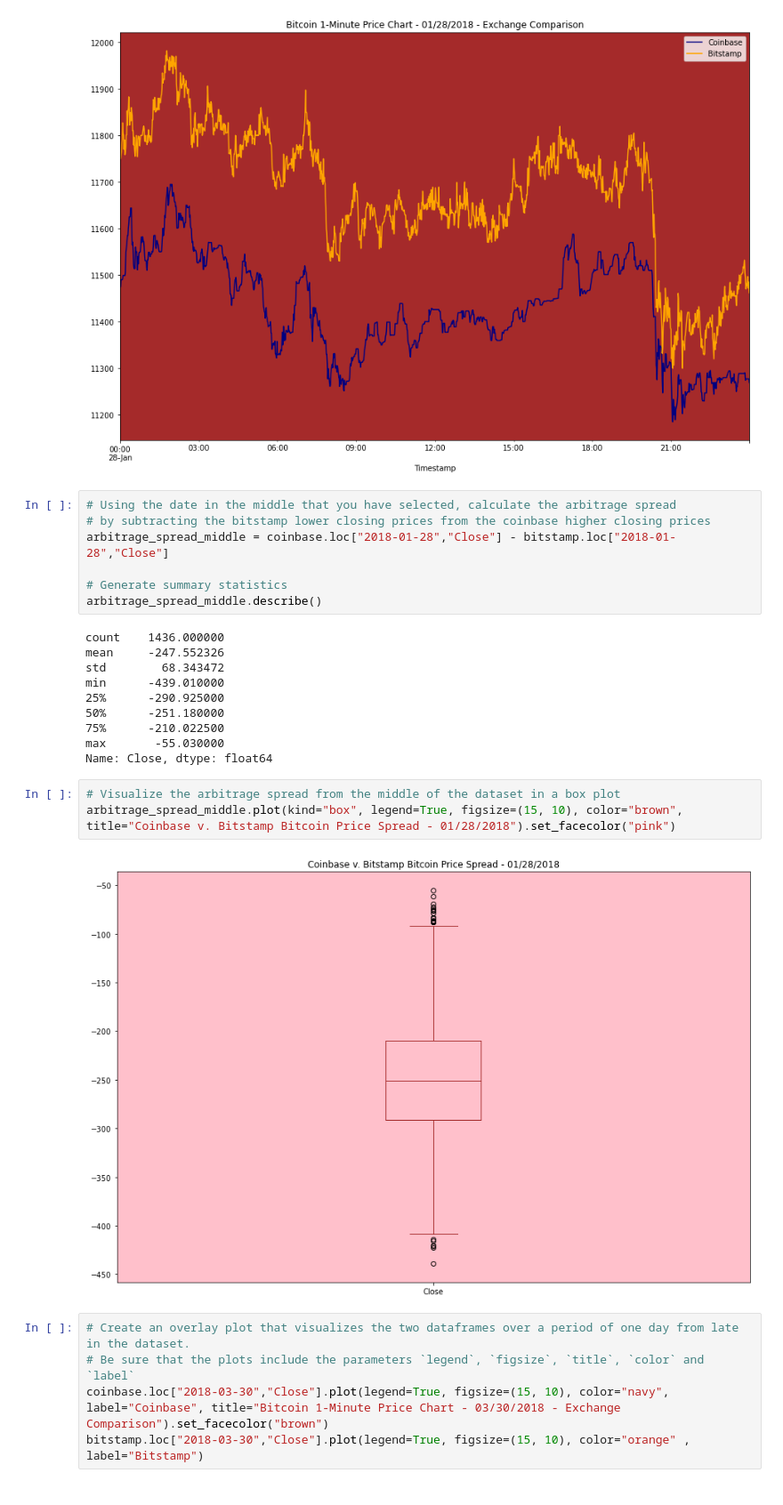
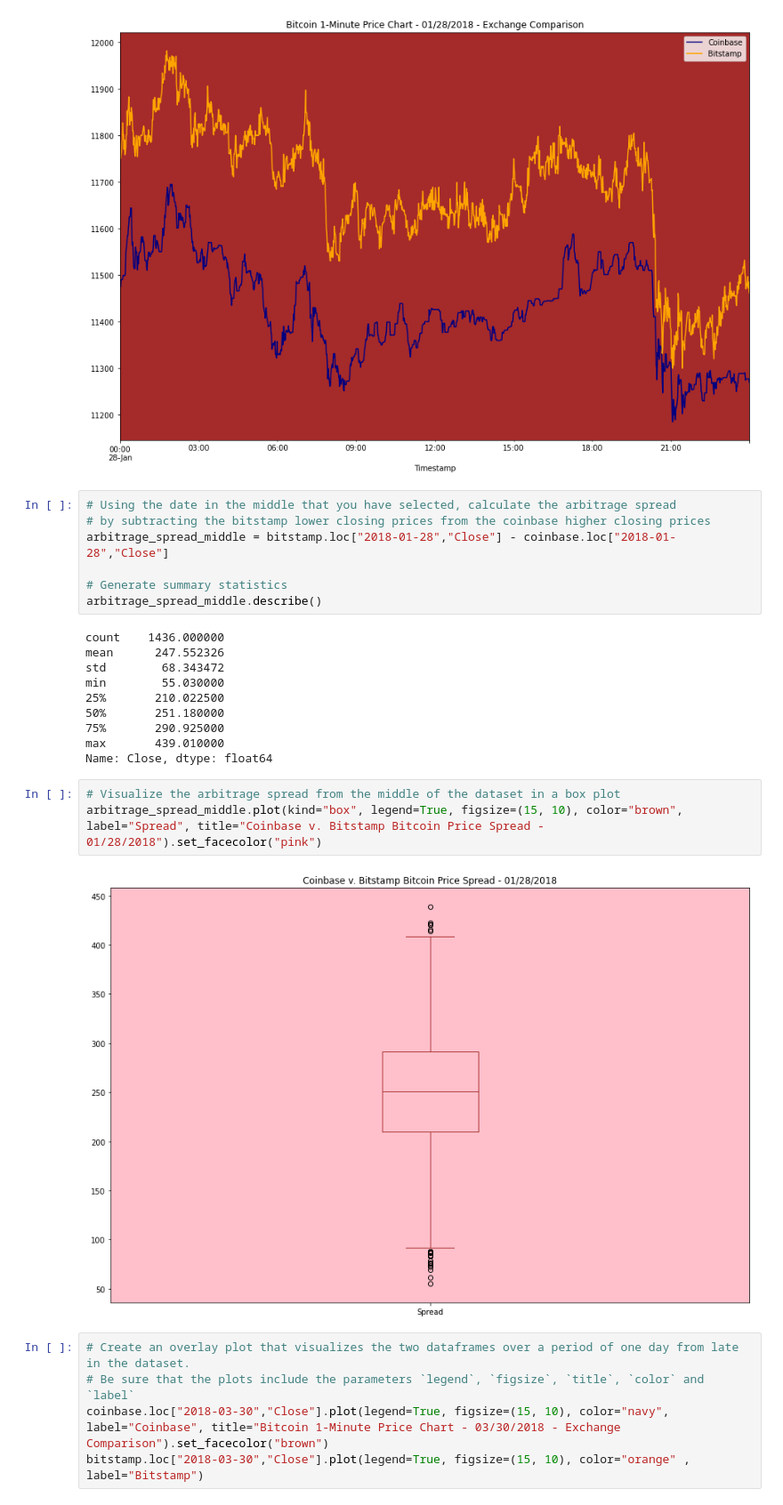
Before and after one commit to Exastorm/Crypto_Arbitrage, a Jupyter notebook: crypto_arbitrage.ipynb, the cells around one changed output. Shown: that part at 89% size. Drawn from its saved outputs; the diff is of its cells as text.

```diff
--- a/crypto_arbitrage.ipynb
+++ b/crypto_arbitrage.ipynb
@@ -423,25 +423,25 @@ bitstamp.loc["2018-01-28","Close"].plot(legend=True, figsize=(15, 10), color="or
 # %%
 # Using the date in the middle that you have selected, calculate the arbitrage spread
 # by subtracting the bitstamp lower closing prices from the coinbase higher closing prices
-arbitrage_spread_middle = coinbase.loc["2018-01-28","Close"] - bitstamp.loc["2018-01-28","Close"]
+arbitrage_spread_middle = bitstamp.loc["2018-01-28","Close"] - coinbase.loc["2018-01-28","Close"]
 
 # Generate summary statistics
 arbitrage_spread_middle.describe()
 # %% [output]
 count    1436.000000
-mean     -247.552326
+mean      247.552326
 std        68.343472
-min      -439.010000
-25%      -290.925000
-50%      -251.180000
-75%      -210.022500
-max       -55.030000
+min        55.030000
+25%       210.022500
+50%       251.180000
+75%       290.925000
+max       439.010000
 Name: Close, dtype: float64
 # %%
 # Visualize the arbitrage spread from the middle of the dataset in a box plot
-arbitrage_spread_middle.plot(kind="box", legend=True, figsize=(15, 10), color="brown", title="Coinbase v. Bitstamp Bitcoin Price Spread - 01/28/2018").set_facecolor("pink")
+arbitrage_spread_middle.plot(kind="box", legend=True, figsize=(15, 10), color="brown", label="Spread", title="Coinbase v. Bitstamp Bitcoin Price Spread - 01/28/2018").set_facecolor("pink")
 # %% [output]
-[figure, old version]
+[figure, new version]
 # %%
 # Create an overlay plot that visualizes the two dataframes over a period of one day from late in the dataset.
 # Be sure that the plots include the parameters `legend`, `figsize`, `title`, `color` and `label`
```
Also changed, not shown: parts of 2 cells of this notebook, 1 other file.
